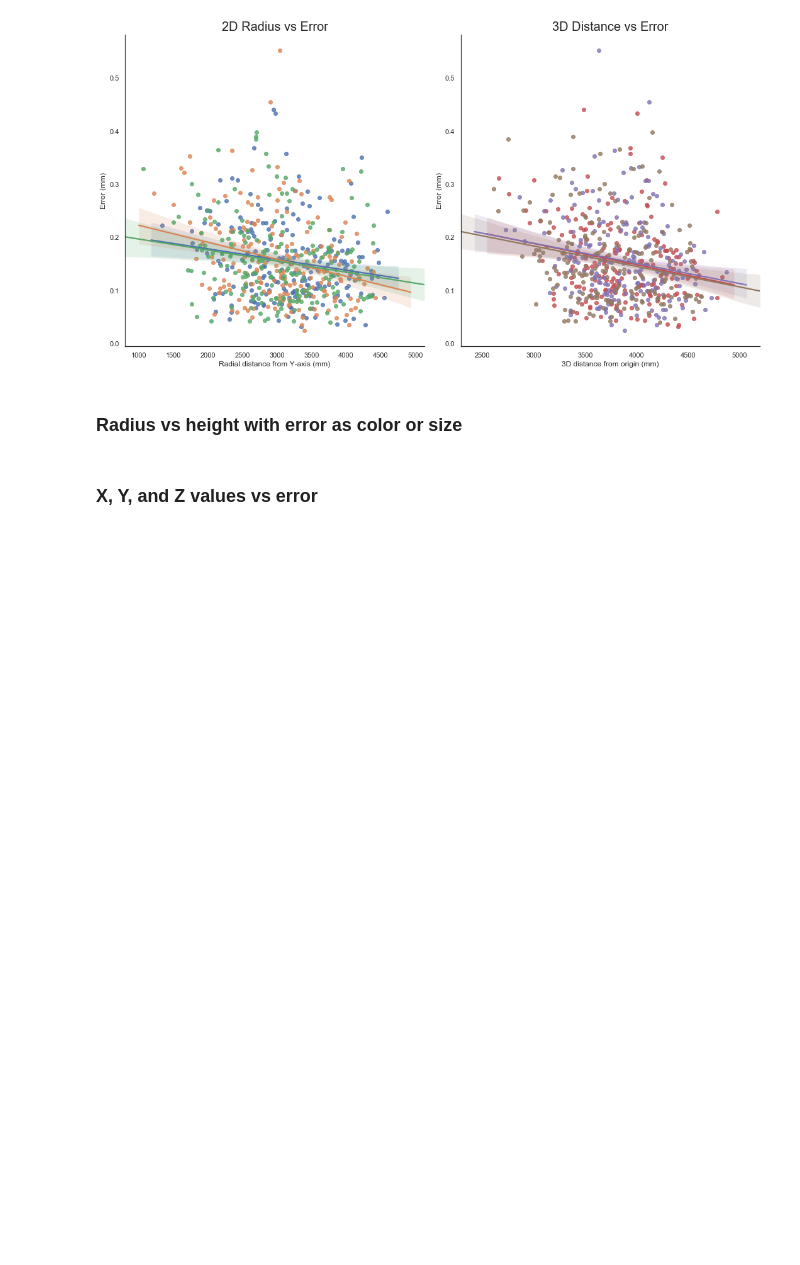
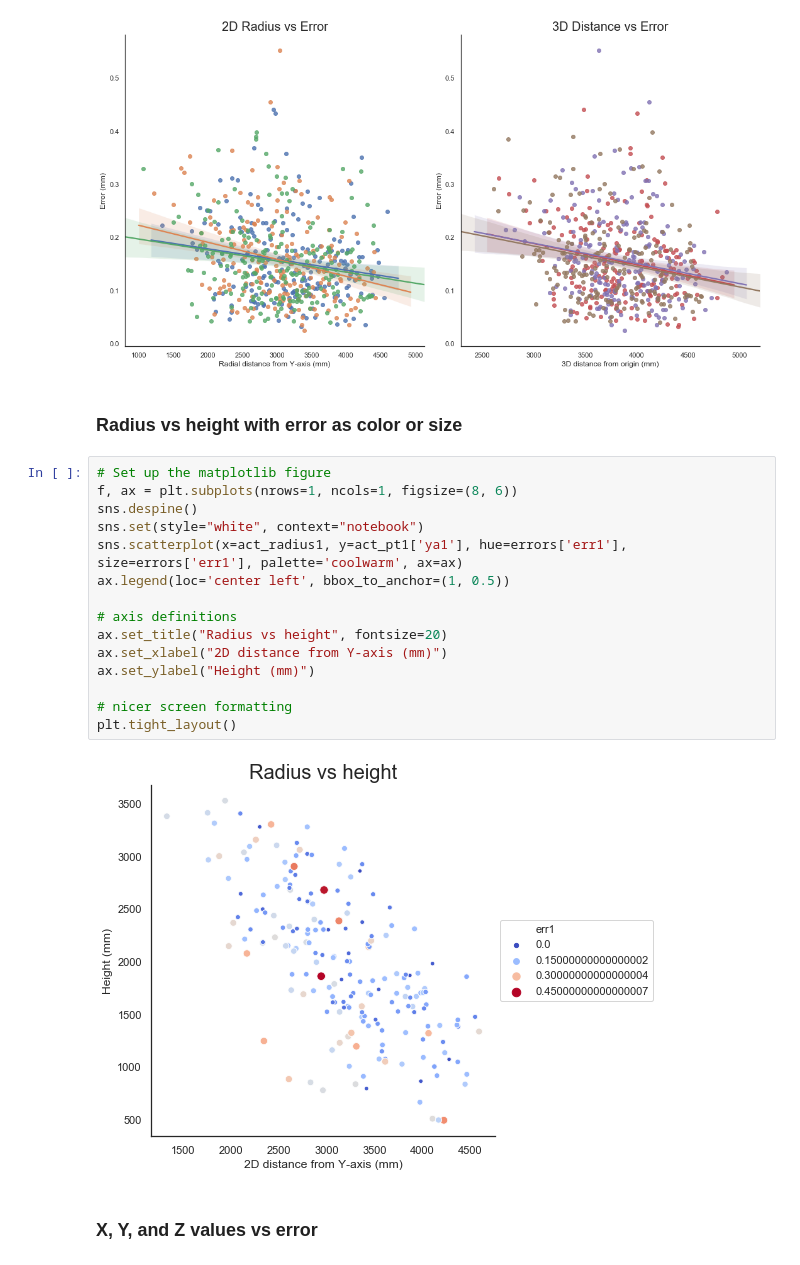
Before and after one commit to BotScutters/robot_accuracy, a Jupyter notebook: Positional accuracy of a 6-axis robot arm.ipynb, the cells around one changed output. Cells and saved outputs as stored; diff of their text form; blank space fills up the shorter version.

```diff
--- a/Positional accuracy of a 6-axis robot arm.ipynb
+++ b/Positional accuracy of a 6-axis robot arm.ipynb
@@ -411,5 +427,22 @@ plt.tight_layout()
 [figure]
 # %% [markdown]
 ### Radius vs height with error as color or size
+# %%
+# Set up the matplotlib figure
+f, ax = plt.subplots(nrows=1, ncols=1, figsize=(8, 6))
+sns.despine()
+sns.set(style="white", context="notebook")
+sns.scatterplot(x=act_radius1, y=act_pt1['ya1'], hue=errors['err1'], size=errors['err1'], palette='coolwarm', ax=ax)
+ax.legend(loc='center left', bbox_to_anchor=(1, 0.5))
+
+# axis definitions
+ax.set_title("Radius vs height", fontsize=20)
+ax.set_xlabel("2D distance from Y-axis (mm)")
+ax.set_ylabel("Height (mm)")
+
+# nicer screen formatting
+plt.tight_layout()
+# %% [output]
+[figure, added]
 # %% [markdown]
 ### X, Y, and Z values vs error
```
Also changed, not shown: parts of 62 cells of this notebook.
